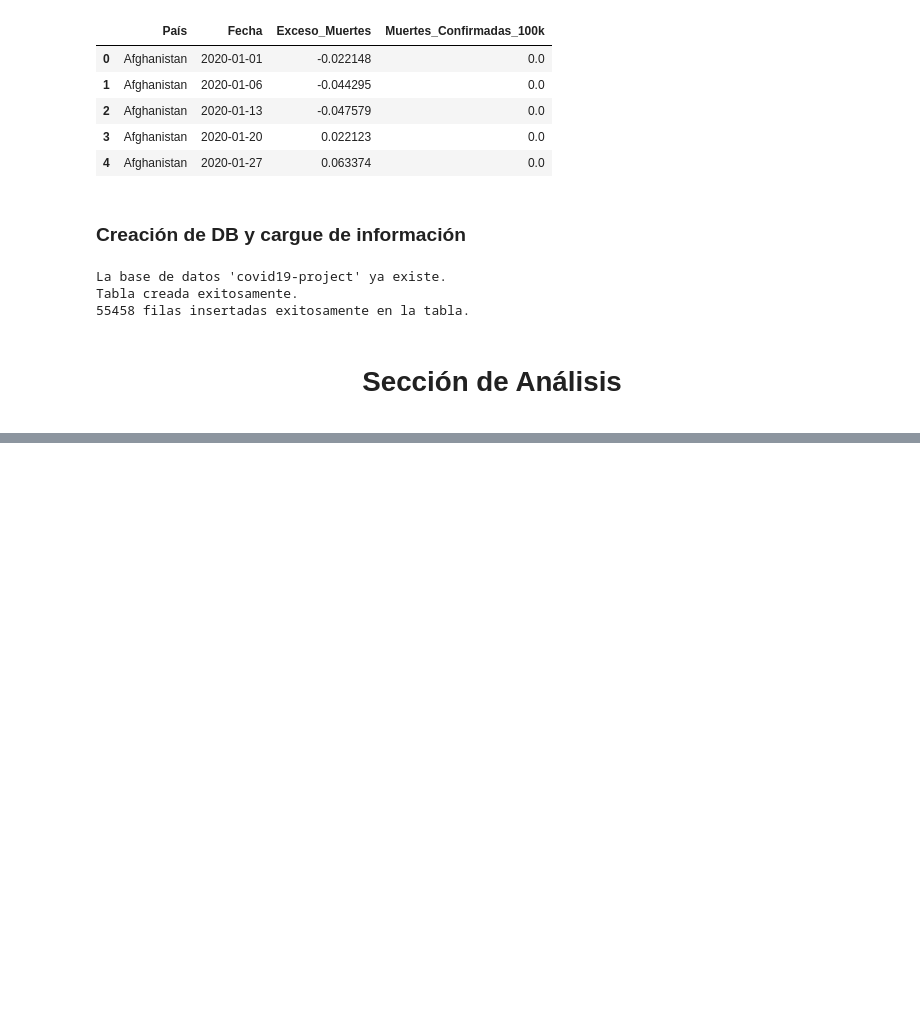
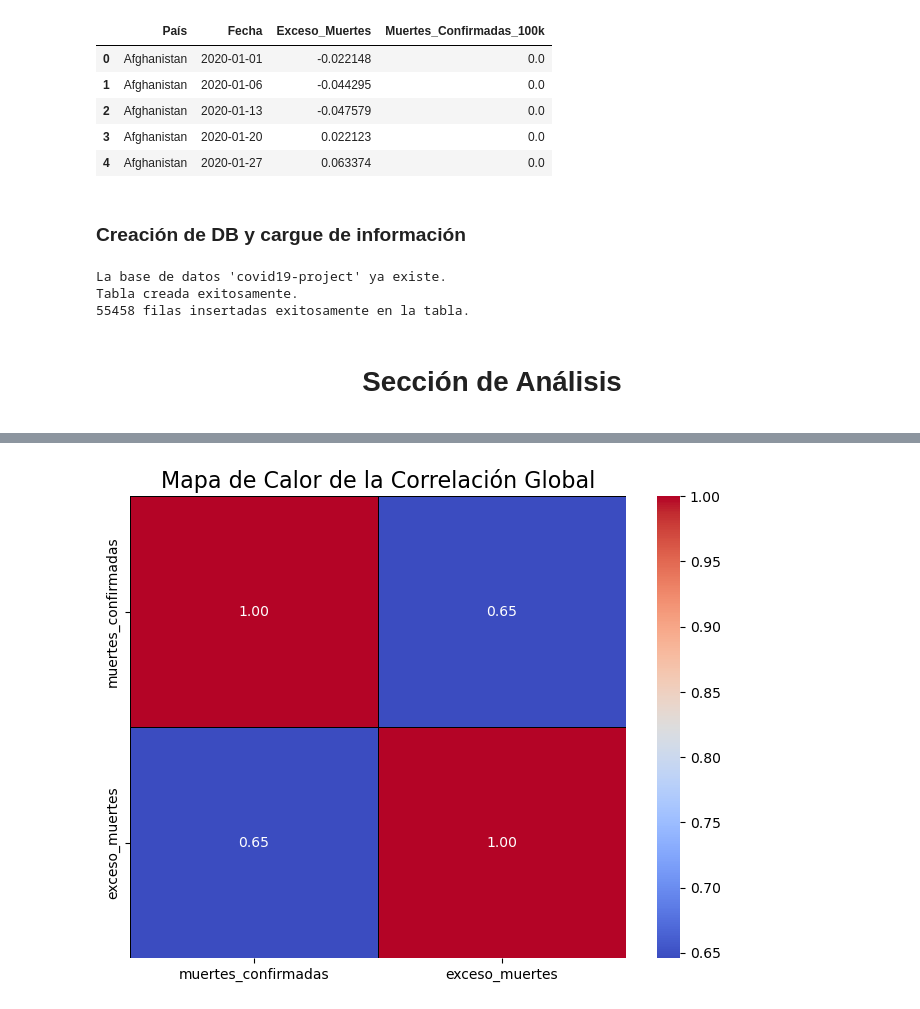
Before and after one commit to carlosazmora/ProyectoBigData, a Jupyter notebook: ProyectoBase.ipynb, the cells around one changed output, grey strips where cells are left out. Saved outputs shown, nothing was run; the diff lists cells and outputs as text; code cells hidden in the pictures; blank space fills up the shorter version.

```diff
--- a/ProyectoBase.ipynb
+++ b/ProyectoBase.ipynb
@@ -310,0 +434,93 @@ analyze_excess_deaths_flow()
+# %%
+from prefect import flow, task, get_run_logger
+
+db_params = {
+    'dbname': 'covid19-project',
+    'user': 'psqluser',
+    'password': 'psqlpass',
+    'host': 'localhost',
+    'port': '5433'
+}
+
+@task
+def extract_from_db(db_params, table_name="muertes_covid19"):
+    logger = get_run_logger()
+    try:
+        conn = psycopg2.connect(**db_params)
+        query = f"""
+            SELECT
+                "pais",
+                "fecha",
+                "muertes_confirmadas",
+                "exceso_muertes"
+            FROM {table_name}
+            WHERE "muertes_confirmadas" IS NOT NULL AND "exceso_muertes" IS NOT NULL;
+        """
+        df = pd.read_sql(query, conn)
+        conn.close()
+        return df
+    except Exception as e:
+        logger.error(f"Error extrayendo datos de PostgreSQL: {e}")
+        raise
+
+@task
+def calculate_and_plot_global_correlation(df):
+    """
+    Calcula la correlación global y genera un mapa de calor.
+    """
+    logger = get_run_logger()
+    if df is None or df.empty:
+        logger.warning("No hay datos para calcular la correlación global.")
+        return None
+
+    # Agrupar por país y tomar el último valor acumulado
+    df_final = df.groupby('pais').max(numeric_only=True).reset_index()
+
+    # Calcular la matriz de correlación
+    corr_matrix = df_final[['muertes_confirmadas', 'exceso_muertes']].corr()
+    correlation_global = corr_matrix.loc['muertes_confirmadas', 'exceso_muertes']
+
+    logger.info(f"\n--- Correlación Global ---")
+    logger.info(f"El coeficiente de correlación de Pearson (Global) es: {correlation_global:.4f}")
+
+    # Generar el mapa de calor
+    plt.figure(figsize=(8, 6))
+    sns.heatmap(corr_matrix, annot=True, cmap='coolwarm', fmt=".2f", linewidths=.5, linecolor='black')
+    plt.title('Mapa de Calor de la Correlación Global', fontsize=16)
+    plt.show()
+
+    return correlation_global
+
+@task
+def calculate_correlation_by_country(df):
+    logger = get_run_logger()
+    if df is None or df.empty:
+        logger.warning("No hay datos para calcular la correlación por país.")
+        return None
+
+    correlations = df.groupby('pais').apply(
+        lambda x: x['muertes_confirmadas'].corr(x['exceso_muertes'])
+    ).reset_index(name='correlacion')
+
+    correlations.dropna(inplace=True)
+    correlations.sort_values(by='correlacion', inplace=True)
+
+    logger.info("\n--- Correlación por País (ejemplo de 5 valores más bajos y más altos) ---")
+    logger.info("Países con la correlación más baja:")
+    logger.info(correlations.head(5).to_string(index=False))
+
+    logger.info("\nPaíses con la correlación más alta:")
+    logger.info(correlations.tail(5).to_string(index=False))
+
+    return correlations
+
+@flow(name="Análisis de Correlación de Muertes")
+def analyze_correlation_flow():
+    df = extract_from_db(db_params)
+    if df is not None:
+        calculate_and_plot_global_correlation(df)
+        calculate_correlation_by_country(df)
+
+# Ejecutar el flow
+analyze_correlation_flow()
+# %% [output]
@@ -310,0 +532 @@ analyze_excess_deaths_flow()
+[figure, added]
```
Also changed, not shown: parts of 11 cells of this notebook.
